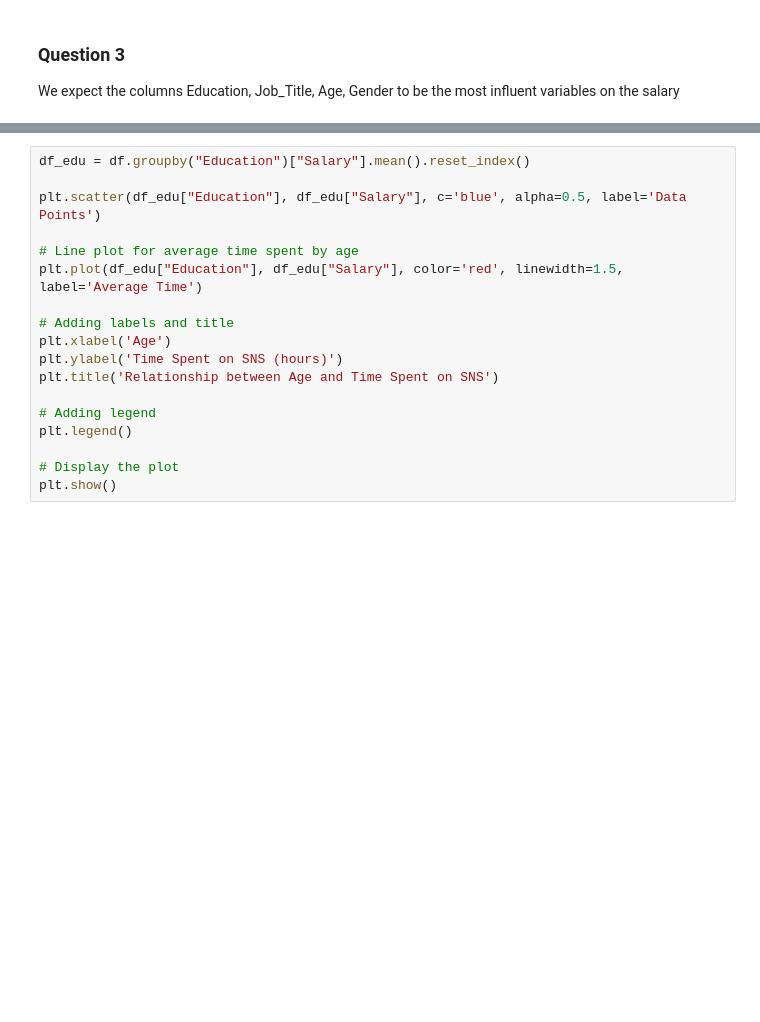
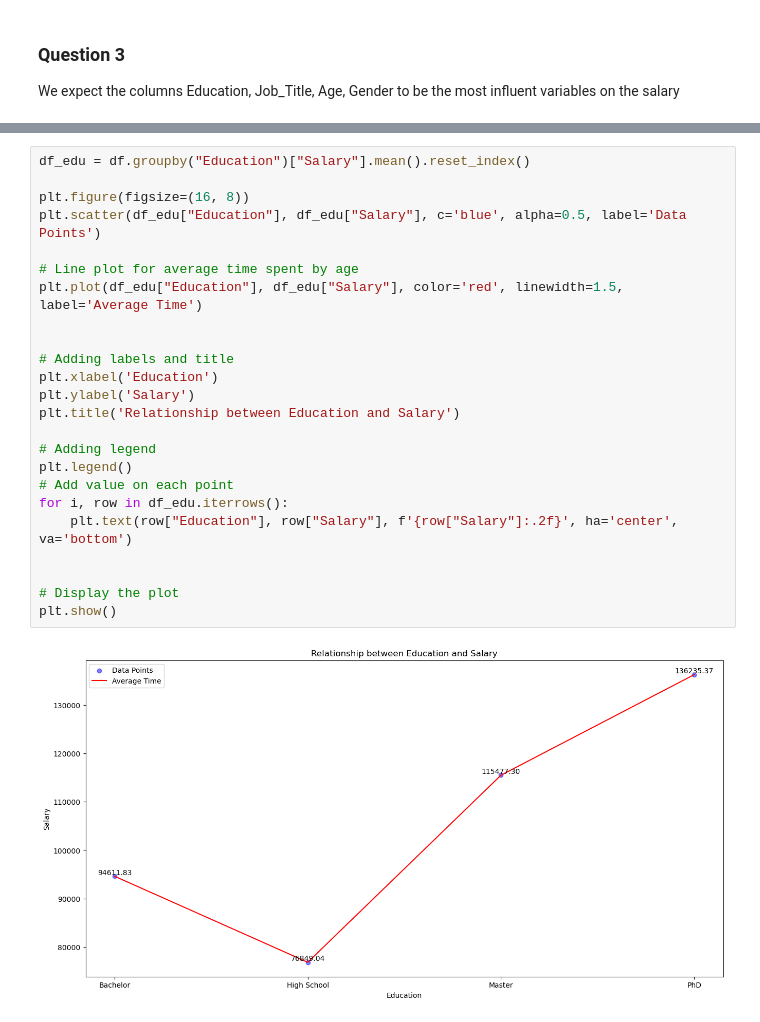
Before and after one commit to Nonouille/ExplainabilityAI, a Jupyter notebook: TD4.ipynb, the cells around one changed output, grey strips where cells are left out. Cells and saved outputs as stored; diff of their text form; blank space fills up the shorter version.

```diff
--- a/TD4.ipynb
+++ b/TD4.ipynb
@@ -181,18 +194,26 @@ sns.heatmap(correlation,annot=True,cmap=color,vmin=-1,vmax=1)
 # %%
 df_edu = df.groupby("Education")["Salary"].mean().reset_index()
 
+plt.figure(figsize=(16, 8))
 plt.scatter(df_edu["Education"], df_edu["Salary"], c='blue', alpha=0.5, label='Data Points')
 
 # Line plot for average time spent by age
 plt.plot(df_edu["Education"], df_edu["Salary"], color='red', linewidth=1.5, label='Average Time')
 
+
 # Adding labels and title
-plt.xlabel('Age')
-plt.ylabel('Time Spent on SNS (hours)')
-plt.title('Relationship between Age and Time Spent on SNS')
+plt.xlabel('Education')
+plt.ylabel('Salary')
+plt.title('Relationship between Education and Salary')
 
 # Adding legend
 plt.legend()
+# Add value on each point
+for i, row in df_edu.iterrows():
+    plt.text(row["Education"], row["Salary"], f'{row["Salary"]:.2f}', ha='center', va='bottom')
+
 
 # Display the plot
 plt.show()
+# %% [output]
+[figure, added]
```
Also changed, not shown: parts of 9 cells of this notebook.
